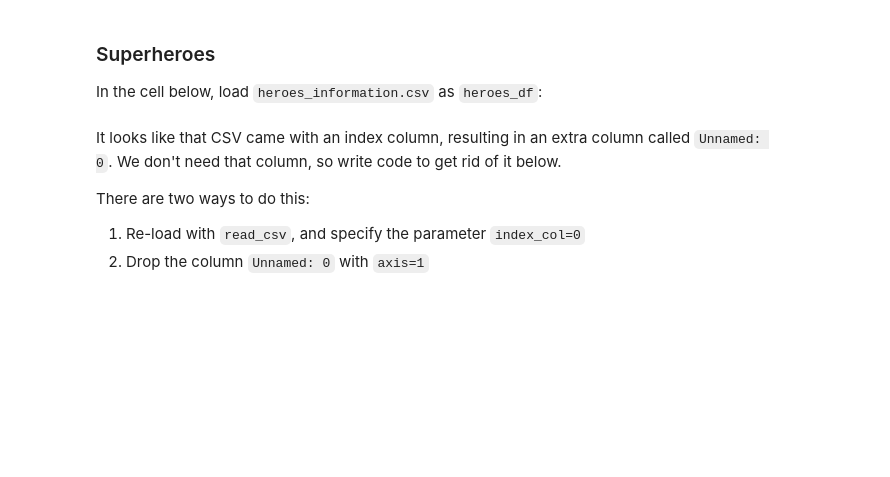
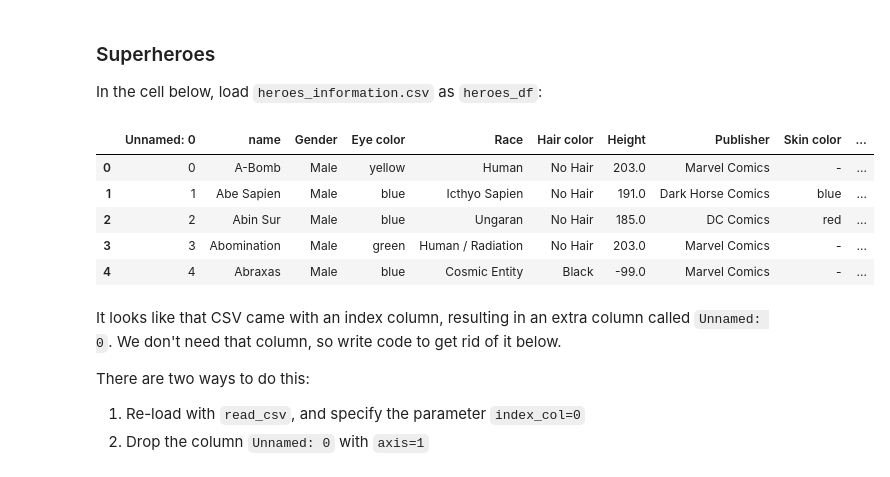
Before and after one commit to learn-co-curriculum/dsc-pandas-data-cleaning-lab, a Jupyter notebook: index.ipynb, the cells around one changed output. Saved outputs shown, nothing was run; the diff lists cells and outputs as text; code cells hidden in the pictures; blank space fills up the shorter version.

```diff
--- a/index.ipynb
+++ b/index.ipynb
@@ -95,8 +95,15 @@ import matplotlib.pyplot as plt
 In the cell below, load `heroes_information.csv` as `heroes_df`:
 # %%
 # Your code here
-
+heroes_df = pd.read_csv('heroes_information.csv')
 heroes_df.head()
+# %% [output]
+|  | Unnamed: 0 | name | Gender | Eye color | Race | Hair color | Height | Publisher | Skin color | ... |
+| 0 | 0 | A-Bomb | Male | yellow | Human | No Hair | 203.0 | Marvel Comics | - | ... |
+| 1 | 1 | Abe Sapien | Male | blue | Icthyo Sapien | No Hair | 191.0 | Dark Horse Comics | blue | ... |
+| 2 | 2 | Abin Sur | Male | blue | Ungaran | No Hair | 185.0 | DC Comics | red | ... |
+| 3 | 3 | Abomination | Male | green | Human / Radiation | No Hair | 203.0 | Marvel Comics | - | ... |
+| 4 | 4 | Abraxas | Male | blue | Cosmic Entity | Black | -99.0 | Marvel Comics | - | ... |
 # %% [markdown]
 It looks like that CSV came with an index column, resulting in an extra column called `Unnamed: 0`. We don't need that column, so write code to get rid of it below.
 
```
Also changed, not shown: parts of 31 cells of this notebook.
